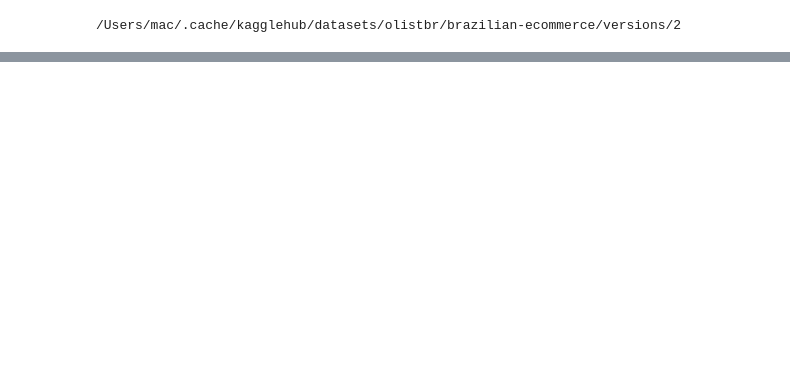
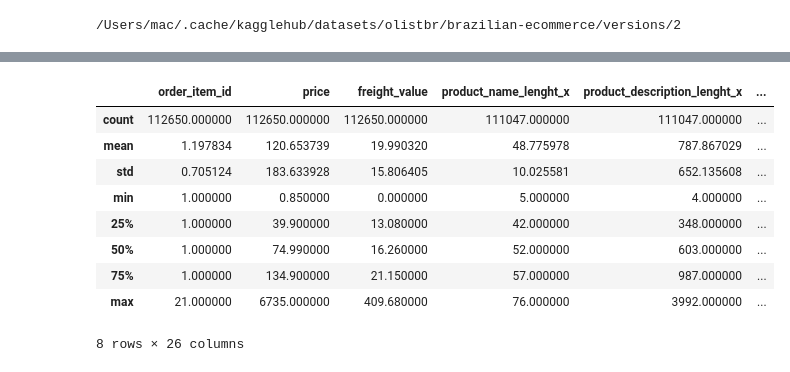
Before and after one commit to StrawberryAndDuck/python-training, a Jupyter notebook: 8_olist_delivery_analysis.ipynb, the cells around one changed output, grey strips where cells are left out. Drawn from its saved outputs; the diff is of its cells as text; code cells hidden in the pictures; blank space fills up the shorter version.

```diff
--- a/8_olist_delivery_analysis.ipynb
+++ b/8_olist_delivery_analysis.ipynb
@@ -42,0 +123,13 @@ df
+# %%
+df.describe()
+# %% [output]
+|  | order_item_id | price | freight_value | product_name_lenght_x | product_description_lenght_x | ... |
+| count | 112650.000000 | 112650.000000 | 112650.000000 | 111047.000000 | 111047.000000 | ... |
+| mean | 1.197834 | 120.653739 | 19.990320 | 48.775978 | 787.867029 | ... |
+| std | 0.705124 | 183.633928 | 15.806405 | 10.025581 | 652.135608 | ... |
+| min | 1.000000 | 0.850000 | 0.000000 | 5.000000 | 4.000000 | ... |
+| 25% | 1.000000 | 39.900000 | 13.080000 | 42.000000 | 348.000000 | ... |
+| 50% | 1.000000 | 74.990000 | 16.260000 | 52.000000 | 603.000000 | ... |
+| 75% | 1.000000 | 134.900000 | 21.150000 | 57.000000 | 987.000000 | ... |
+| max | 21.000000 | 6735.000000 | 409.680000 | 76.000000 | 3992.000000 | ... |
+8 rows × 26 columns
```
Also changed, not shown: parts of 11 cells of this notebook.
